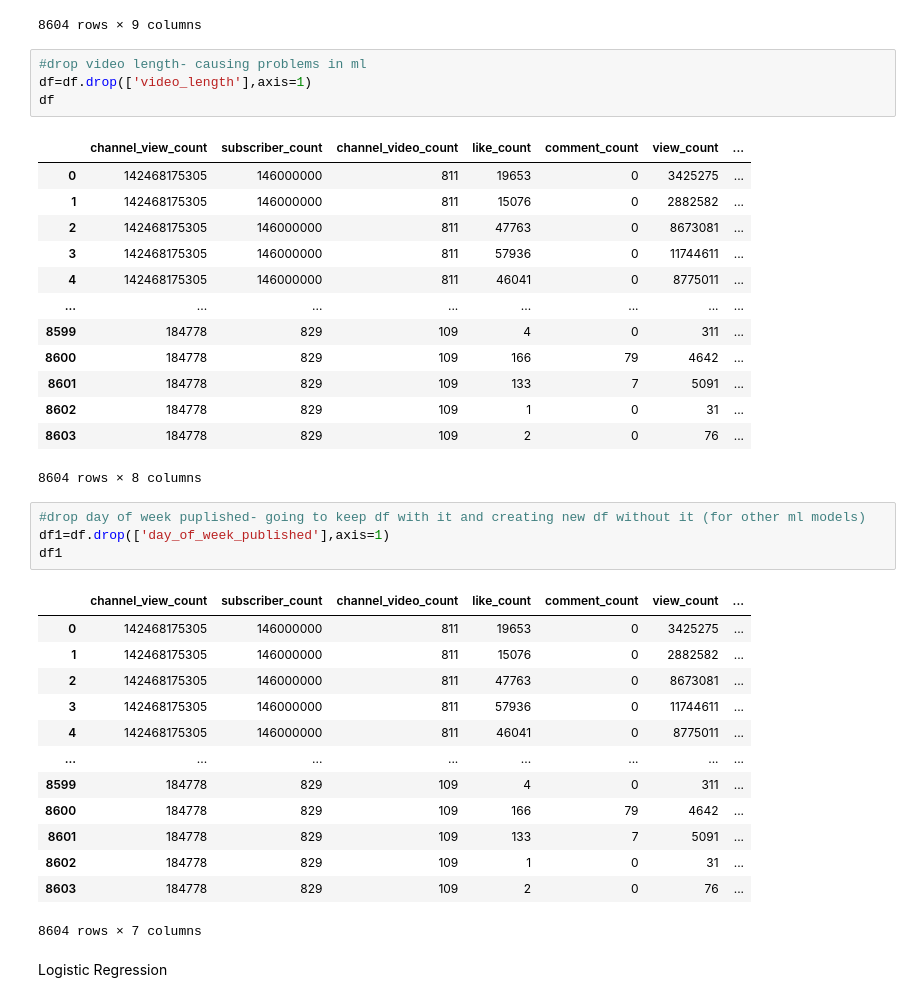
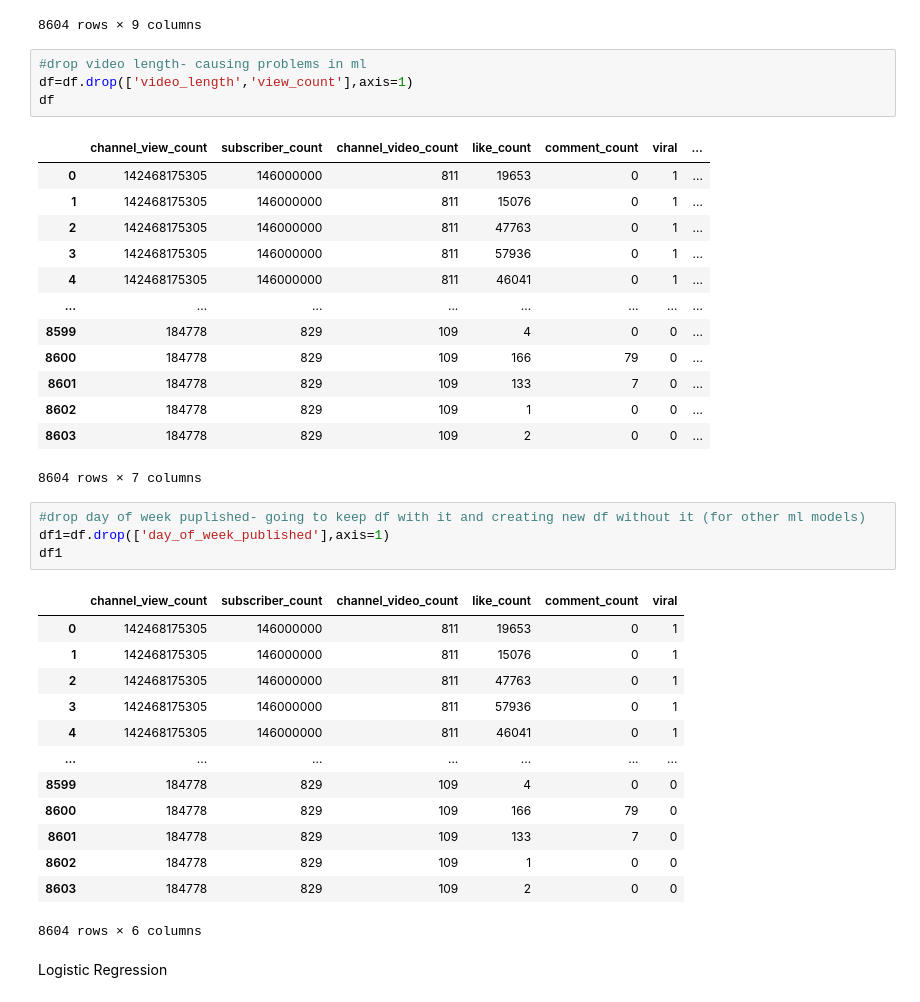
Before and after one commit to SNEHALDD/Youtube_Video_Analysis, a Jupyter notebook: ML_Jupyter_Notebook_Files/machine_learning.ipynb, the cells around one changed output. Cells and saved outputs as stored; diff of their text form.

```diff
--- a/ML_Jupyter_Notebook_Files/machine_learning.ipynb
+++ b/ML_Jupyter_Notebook_Files/machine_learning.ipynb
@@ -72,40 +72,40 @@ df
 8604 rows × 9 columns
 # %%
 #drop video length- causing problems in ml
-df=df.drop(['video_length'],axis=1)
+df=df.drop(['video_length','view_count'],axis=1)
 df
 # %% [output]
-|  | channel_view_count | subscriber_count | channel_video_count | like_count | comment_count | view_count | ... |
-| 0 | 142468175305 | 146000000 | 811 | 19653 | 0 | 3425275 | ... |
-| 1 | 142468175305 | 146000000 | 811 | 15076 | 0 | 2882582 | ... |
-| 2 | 142468175305 | 146000000 | 811 | 47763 | 0 | 8673081 | ... |
-| 3 | 142468175305 | 146000000 | 811 | 57936 | 0 | 11744611 | ... |
-| 4 | 142468175305 | 146000000 | 811 | 46041 | 0 | 8775011 | ... |
+|  | channel_view_count | subscriber_count | channel_video_count | like_count | comment_count | viral | ... |
+| 0 | 142468175305 | 146000000 | 811 | 19653 | 0 | 1 | ... |
+| 1 | 142468175305 | 146000000 | 811 | 15076 | 0 | 1 | ... |
+| 2 | 142468175305 | 146000000 | 811 | 47763 | 0 | 1 | ... |
+| 3 | 142468175305 | 146000000 | 811 | 57936 | 0 | 1 | ... |
+| 4 | 142468175305 | 146000000 | 811 | 46041 | 0 | 1 | ... |
 | ... | ... | ... | ... | ... | ... | ... | ... |
-| 8599 | 184778 | 829 | 109 | 4 | 0 | 311 | ... |
-| 8600 | 184778 | 829 | 109 | 166 | 79 | 4642 | ... |
-| 8601 | 184778 | 829 | 109 | 133 | 7 | 5091 | ... |
-| 8602 | 184778 | 829 | 109 | 1 | 0 | 31 | ... |
-| 8603 | 184778 | 829 | 109 | 2 | 0 | 76 | ... |
+| 8599 | 184778 | 829 | 109 | 4 | 0 | 0 | ... |
+| 8600 | 184778 | 829 | 109 | 166 | 79 | 0 | ... |
+| 8601 | 184778 | 829 | 109 | 133 | 7 | 0 | ... |
+| 8602 | 184778 | 829 | 109 | 1 | 0 | 0 | ... |
+| 8603 | 184778 | 829 | 109 | 2 | 0 | 0 | ... |
-8604 rows × 8 columns
+8604 rows × 7 columns
 # %%
 #drop day of week puplished- going to keep df with it and creating new df without it (for other ml models)
 df1=df.drop(['day_of_week_published'],axis=1)
 df1
 # %% [output]
-|  | channel_view_count | subscriber_count | channel_video_count | like_count | comment_count | view_count | ... |
-| 0 | 142468175305 | 146000000 | 811 | 19653 | 0 | 3425275 | ... |
-| 1 | 142468175305 | 146000000 | 811 | 15076 | 0 | 2882582 | ... |
-| 2 | 142468175305 | 146000000 | 811 | 47763 | 0 | 8673081 | ... |
-| 3 | 142468175305 | 146000000 | 811 | 57936 | 0 | 11744611 | ... |
-| 4 | 142468175305 | 146000000 | 811 | 46041 | 0 | 8775011 | ... |
-| ... | ... | ... | ... | ... | ... | ... | ... |
-| 8599 | 184778 | 829 | 109 | 4 | 0 | 311 | ... |
-| 8600 | 184778 | 829 | 109 | 166 | 79 | 4642 | ... |
-| 8601 | 184778 | 829 | 109 | 133 | 7 | 5091 | ... |
-| 8602 | 184778 | 829 | 109 | 1 | 0 | 31 | ... |
-| 8603 | 184778 | 829 | 109 | 2 | 0 | 76 | ... |
+|  | channel_view_count | subscriber_count | channel_video_count | like_count | comment_count | viral |
+| 0 | 142468175305 | 146000000 | 811 | 19653 | 0 | 1 |
+| 1 | 142468175305 | 146000000 | 811 | 15076 | 0 | 1 |
+| 2 | 142468175305 | 146000000 | 811 | 47763 | 0 | 1 |
+| 3 | 142468175305 | 146000000 | 811 | 57936 | 0 | 1 |
+| 4 | 142468175305 | 146000000 | 811 | 46041 | 0 | 1 |
+| ... | ... | ... | ... | ... | ... | ... |
+| 8599 | 184778 | 829 | 109 | 4 | 0 | 0 |
+| 8600 | 184778 | 829 | 109 | 166 | 79 | 0 |
+| 8601 | 184778 | 829 | 109 | 133 | 7 | 0 |
+| 8602 | 184778 | 829 | 109 | 1 | 0 | 0 |
+| 8603 | 184778 | 829 | 109 | 2 | 0 | 0 |
-8604 rows × 7 columns
+8604 rows × 6 columns
 # %% [markdown]
 Logistic Regression
 # %%
```
Also changed, not shown: parts of 13 cells of this notebook.
